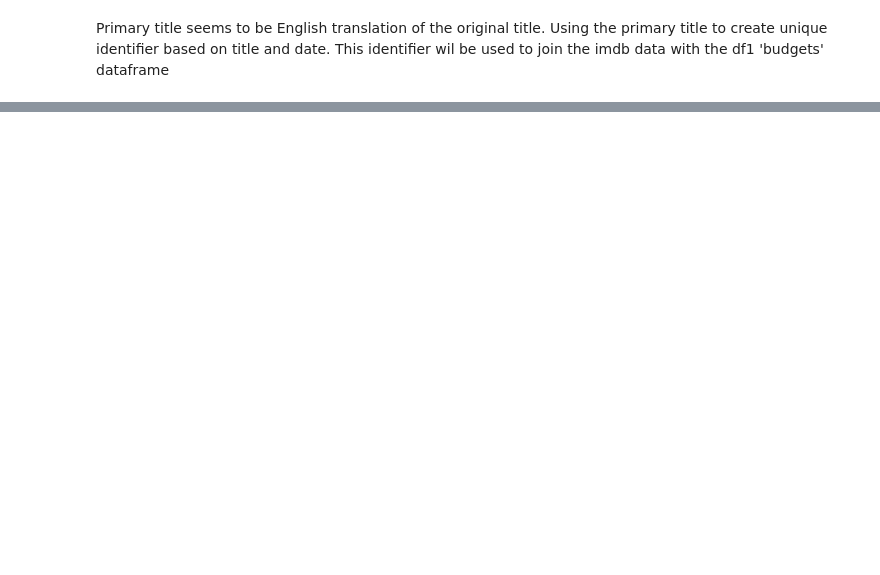
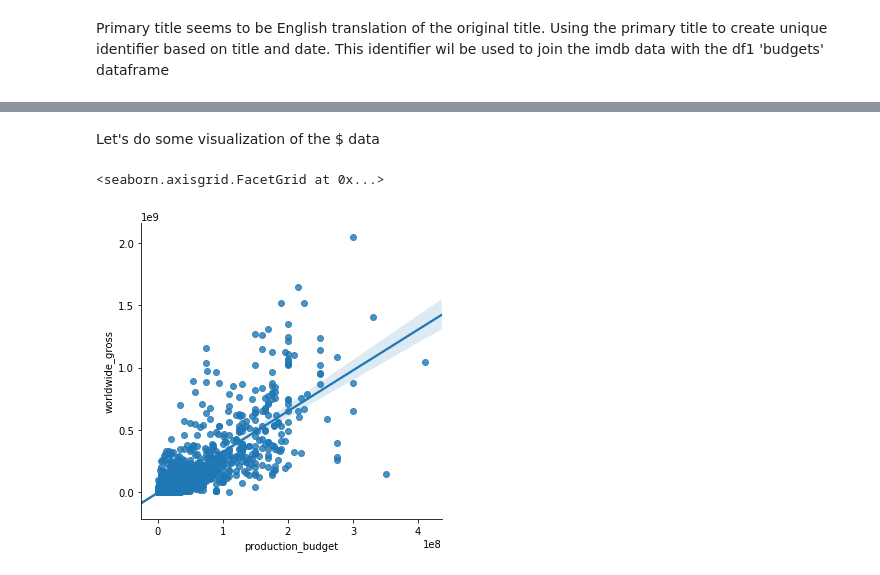
Before and after one commit to poariston/dsc-mod-1-project-v2-1-online-ds-pt-120919, a Jupyter notebook: student.ipynb, the cells around one changed output, grey strips where cells are left out. Drawn from its saved outputs; the diff is of its cells as text; code cells hidden in the pictures; blank space fills up the shorter version.

```diff
--- a/student.ipynb
+++ b/student.ipynb
@@ -285,0 +396,5 @@ This identifier wil be used to join the imdb data with the df1 'budgets' datafra
+# %%
+df3['production_budget']= [df3['production_budget'][x].replace(',','')for x in df3.index]
+# %%
+df3['domestic_gross']= [df3['domestic_gross'][x].replace(',','')for x in df3.index]
+df3['worldwide_gross']= [df3['worldwide_gross'][x].replace(',','')for x in df3.index]
@@ -285,0 +419,2 @@ This identifier wil be used to join the imdb data with the df1 'budgets' datafra
+# %%
+df3=df3.astype({'production_budget':'int', 'domestic_gross':'int', 'worldwide_gross':'int',})
@@ -285,0 +439,2 @@ This identifier wil be used to join the imdb data with the df1 'budgets' datafra
+# %%
+df3=df3.loc[ (df3['production_budget']!=0) & (df3['domestic_gross']!=0) & (df3['worldwide_gross']!=0)]
@@ -285,0 +457,2 @@ This identifier wil be used to join the imdb data with the df1 'budgets' datafra
+# %% [markdown]
+Let's do some visualization of the $ data
@@ -285,0 +463,5 @@ This identifier wil be used to join the imdb data with the df1 'budgets' datafra
+# %%
+sns.lmplot(x='production_budget',y='worldwide_gross', data = df3 )
+# %% [output]
+<seaborn.axisgrid.FacetGrid at 0x...>
+[figure, added]
```
Also changed, not shown: parts of 65 cells of this notebook.
